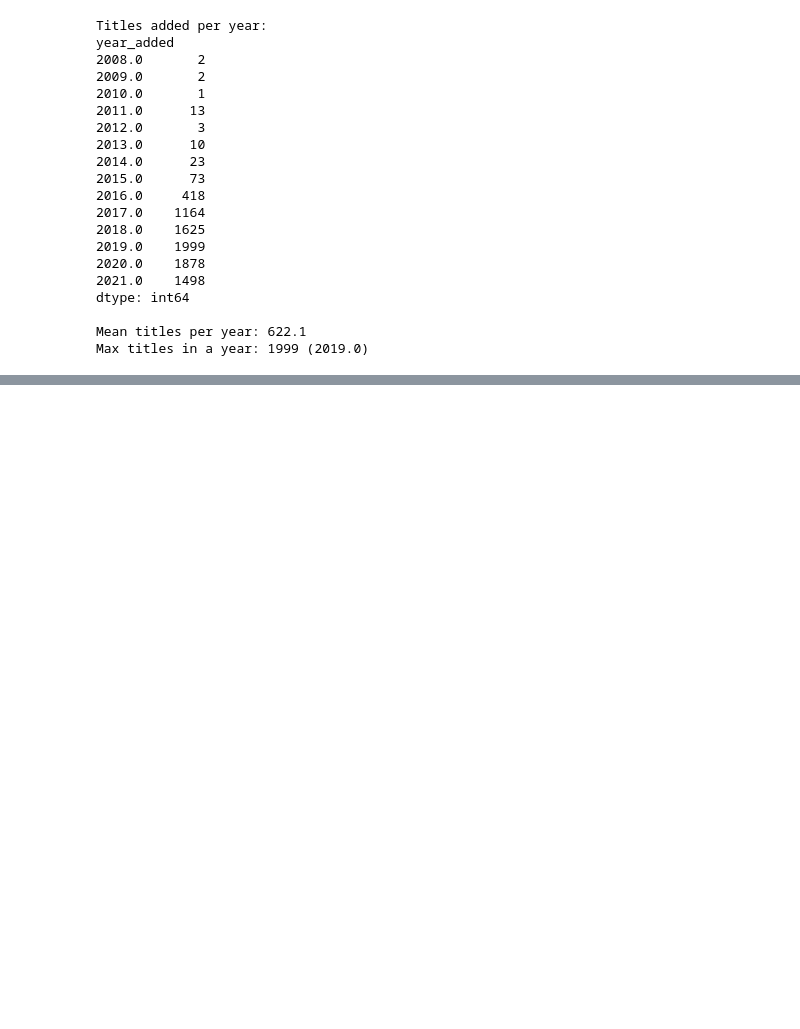
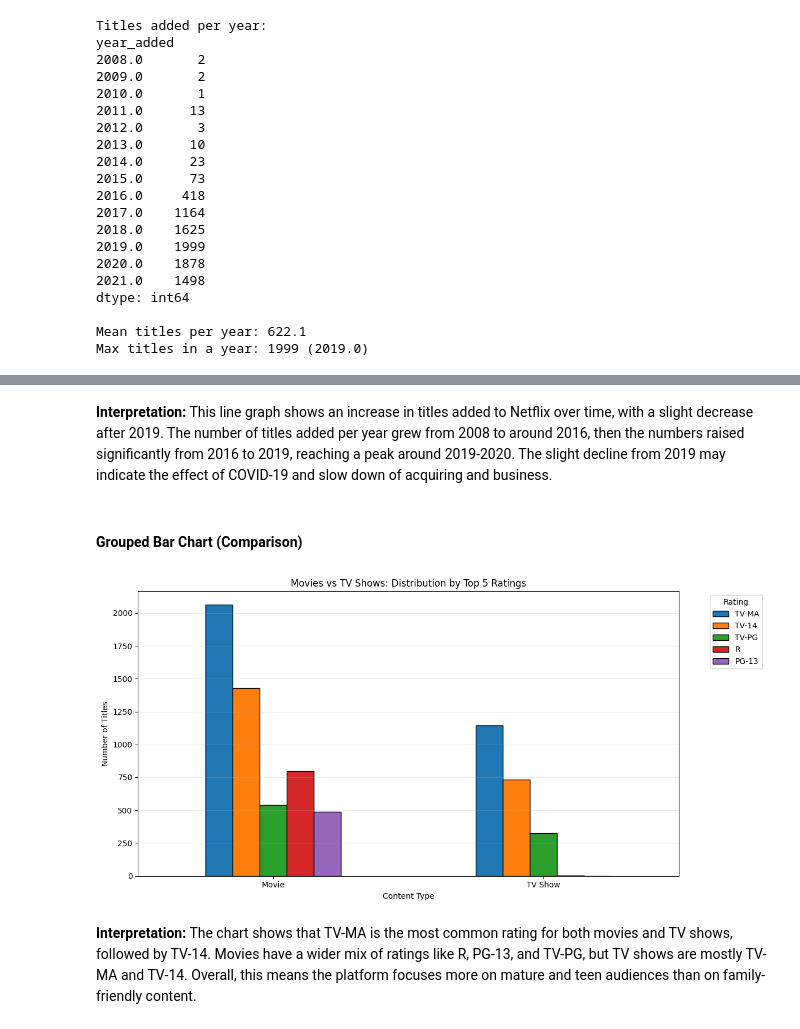
Before and after one commit to siddhartha008/CS4379G_A1, a Jupyter notebook: notebooks/analysis.ipynb, the cells around one changed output, grey strips where cells are left out. Saved outputs shown, nothing was run; the diff lists cells and outputs as text; code cells hidden in the pictures; blank space fills up the shorter version.

```diff
--- a/notebooks/analysis.ipynb
+++ b/notebooks/analysis.ipynb
@@ -197,0 +236,26 @@ Max titles in a year: 1999 (2019.0)
+# %% [markdown]
+**Interpretation:** This line graph shows an increase in titles added to Netflix over time, with a slight decrease after 2019.
+The number of titles added per year grew from 2008 to around 2016, then the numbers raised significantly
+from 2016 to 2019, reaching a peak around 2019-2020. The slight decline from 2019 may indicate the effect of COVID-19 and slow down of acquiring and business.
+# %% [markdown]
+#### Grouped Bar Chart (Comparison)
+# %%
+## Visualization: Movies vs TV Shows by Rating
+
+type_rating = pd.crosstab(df['type'], df['rating'])
+top_ratings = type_rating.sum().nlargest(5).index
+type_rating_top = type_rating[top_ratings]
+
+type_rating_top.plot(kind='bar', figsize=(12, 6), edgecolor='black')
+plt.xlabel('Content Type')
+plt.ylabel('Number of Titles')
+plt.title('Movies vs TV Shows: Distribution by Top 5 Ratings')
+plt.xticks(rotation=0)
+plt.legend(title='Rating', bbox_to_anchor=(1.05, 1), loc='upper left')
+plt.grid(axis='y', alpha=0.3)
+plt.tight_layout()
+plt.show()
+# %% [output]
+[figure, added]
+# %% [markdown]
+**Interpretation:** The chart shows that TV-MA is the most common rating for both movies and TV shows, followed by TV-14. Movies have a wider mix of ratings like R, PG-13, and TV-PG, but TV shows are mostly TV-MA and TV-14. Overall, this means the platform focuses more on mature and teen audiences than on family-friendly content.
```
Also changed, not shown: parts of 6 cells of this notebook, 1 other file.
